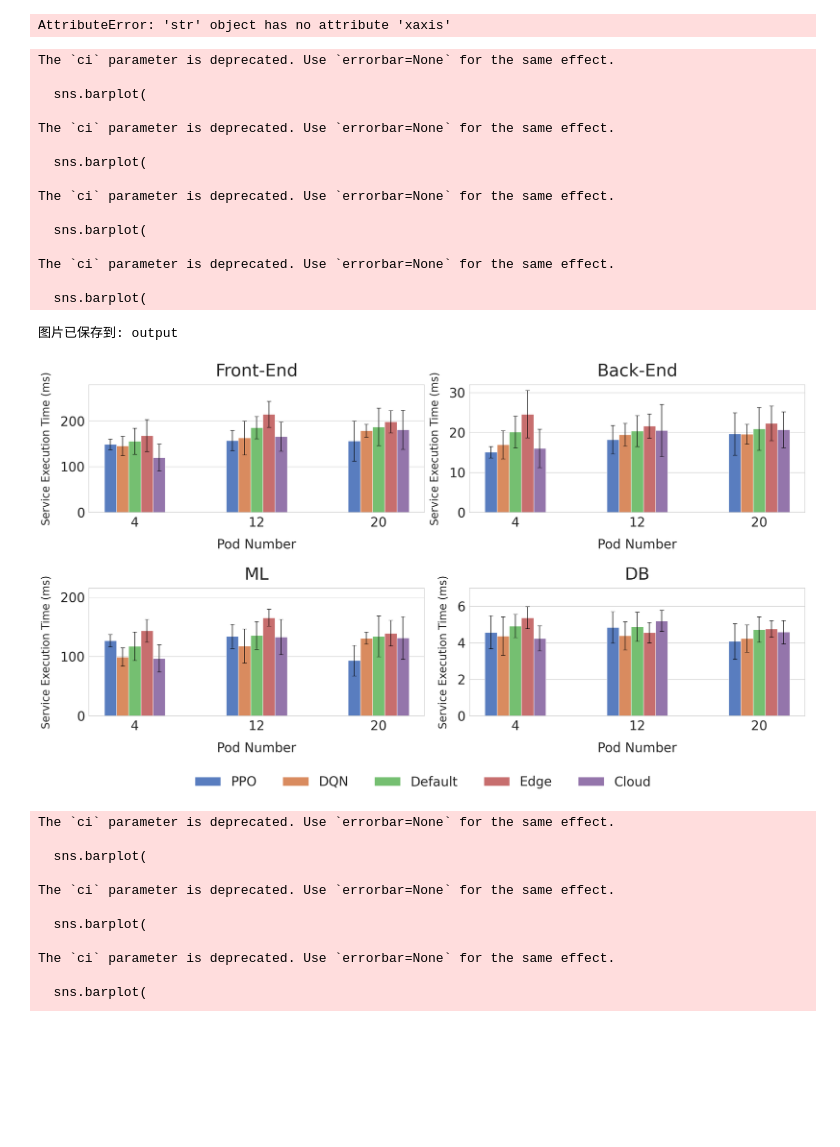
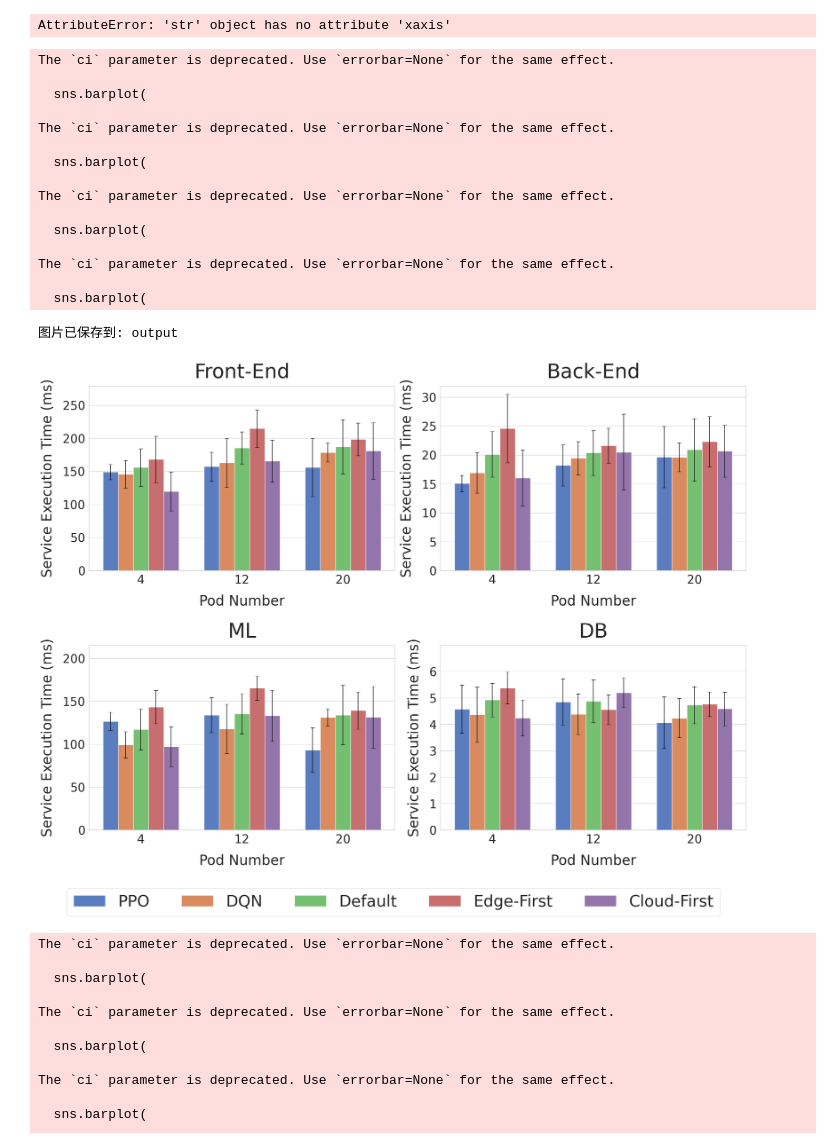
Before and after one commit to paprikaw/tester, a Jupyter notebook: draw_latency.ipynb, the cells around one changed output. Drawn from its saved outputs; the diff is of its cells as text; code cells hidden in the pictures; blank space fills up the shorter version.

```diff
--- a/draw_latency.ipynb
+++ b/draw_latency.ipynb
@@ -297,7 +297,7 @@ def compare_and_plot_latency(pattern, replicas, output_path=None):
     services = ['Front-End', 'Detection', 'ML', 'DB']
 
     # 取消共享Y轴
-    fig, axes = plt.subplots(2, 2, figsize=(25, 13), sharey=False)
+    fig, axes = plt.subplots(2, 2, figsize=(25, 18), sharey=False)
 
     # 定义每个服务的Y轴范围（根据数据范围自行调整）
     y_limits = {
@@ -326,7 +326,7 @@ def compare_and_plot_latency(pattern, replicas, output_path=None):
             ci=None,
             ax=ax,
             palette="muted",
-            width=0.5
+            width=0.75,
         )
 
         # Add error bars
@@ -338,9 +338,9 @@ def compare_and_plot_latency(pattern, replicas, output_path=None):
             ax.errorbar(x, y, yerr=std, fmt='none', c='black', capsize=5, linewidth=1.3)
 
         # 设置标题和标签
-        ax.set_title(f'{service_map[service]}', fontsize=40, pad=20)
-        ax.set_xlabel('Pod Number', fontsize=30, labelpad=20)
-        ax.set_ylabel('Service Execution Time (ms)', fontsize=25, labelpad=20)
+        ax.set_title(f'{service_map[service]}', fontsize=50, pad=20)
+        ax.set_xlabel('Pod Number', fontsize=35, labelpad=20)
+        ax.set_ylabel('Service Execution Time (ms)', fontsize=35, labelpad=20)
         ax.tick_params(axis='x', labelsize=30)
         ax.tick_params(axis='y', labelsize=30)
         ax.get_legend().remove()  # 移除子图的图例
@@ -358,36 +358,36 @@ def compare_and_plot_latency(pattern, replicas, output_path=None):
         'PPO': 'PPO',
         'DQN': 'DQN',
         'Default': 'Default',
         'Edge': 'Edge-First',
         'Cloud': 'Cloud-First'
     }
-    fig.legend(handles, [labels_map[label] for label in labels],  fontsize=30, title_fontsize=30, loc='lower center', bbox_to_anchor=(0.5, -0.1), ncol=len(handles), frameon=False)
+    fig.legend(handles, [labels_map[label] for label in labels],  fontsize=40, title_fontsize=30, loc='lower center', bbox_to_anchor=(0.5, -0.1), ncol=len(handles))
 
     if output_path:
         plt.savefig(output_path, bbox_inches='tight')
         print(f"图片已保存到: {output_path}")
     else:
         plt.show()
 
-compare_and_plot_latency('aggregator_parallel', [1, 3, 5], "output")
+compare_and_plot_latency('chain', [1, 3, 5], "output")
 # %% [output]
 The `ci` parameter is deprecated. Use `errorbar=None` for the same effect.
 
   sns.barplot(
 
 The `ci` parameter is deprecated. Use `errorbar=None` for the same effect.
 
   sns.barplot(
 
 The `ci` parameter is deprecated. Use `errorbar=None` for the same effect.
 
   sns.barplot(
 
 The `ci` parameter is deprecated. Use `errorbar=None` for the same effect.
 
   sns.barplot(
 图片已保存到: output
-[figure, old version]
+[figure, new version]
 # %%
 for pattern in ['chain', 'aggregator_sequential', 'aggregator_parallel']:
     compare_and_plot_latency(pattern, [1, 3, 5], f"{output_path}/latency_comparison_{pattern}.png")
```
Also changed, not shown: 15 other files.
